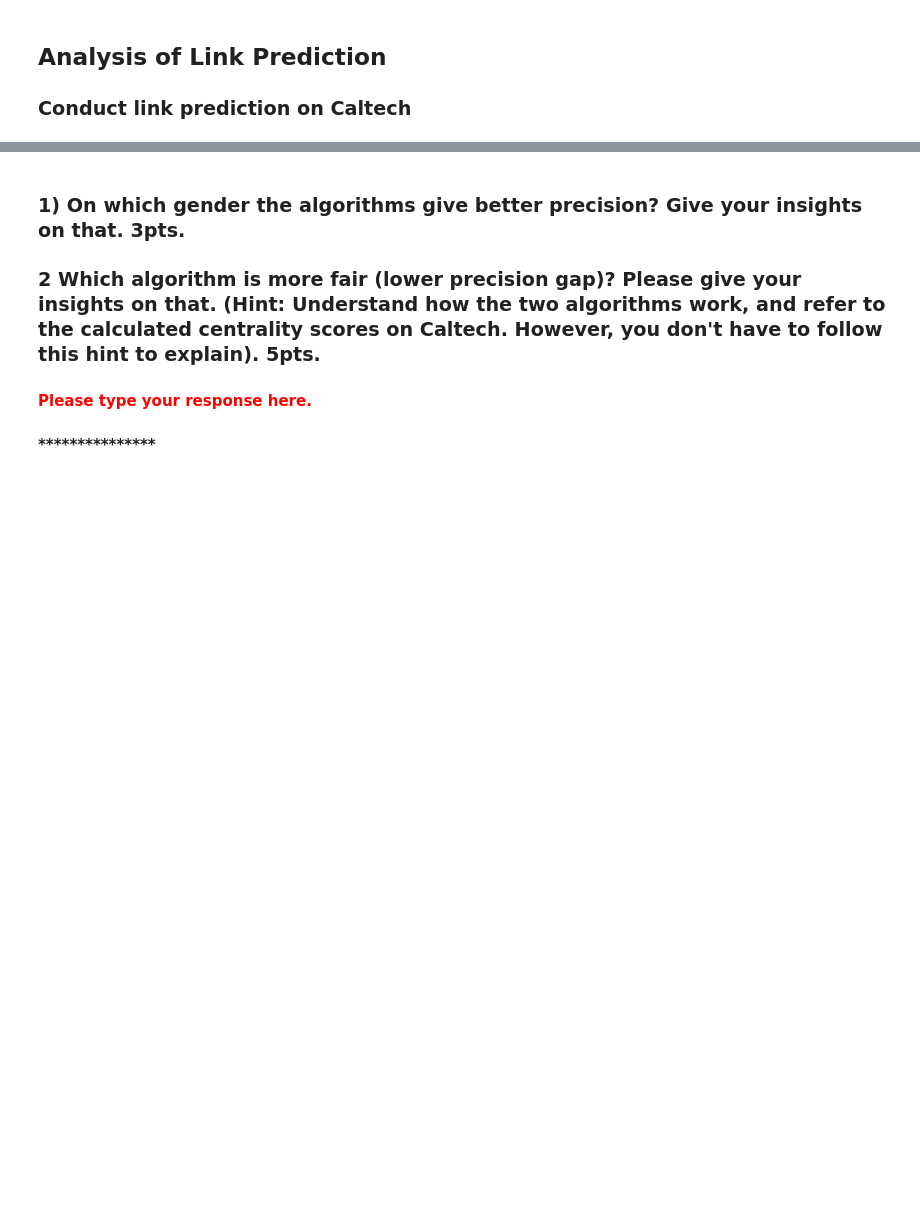
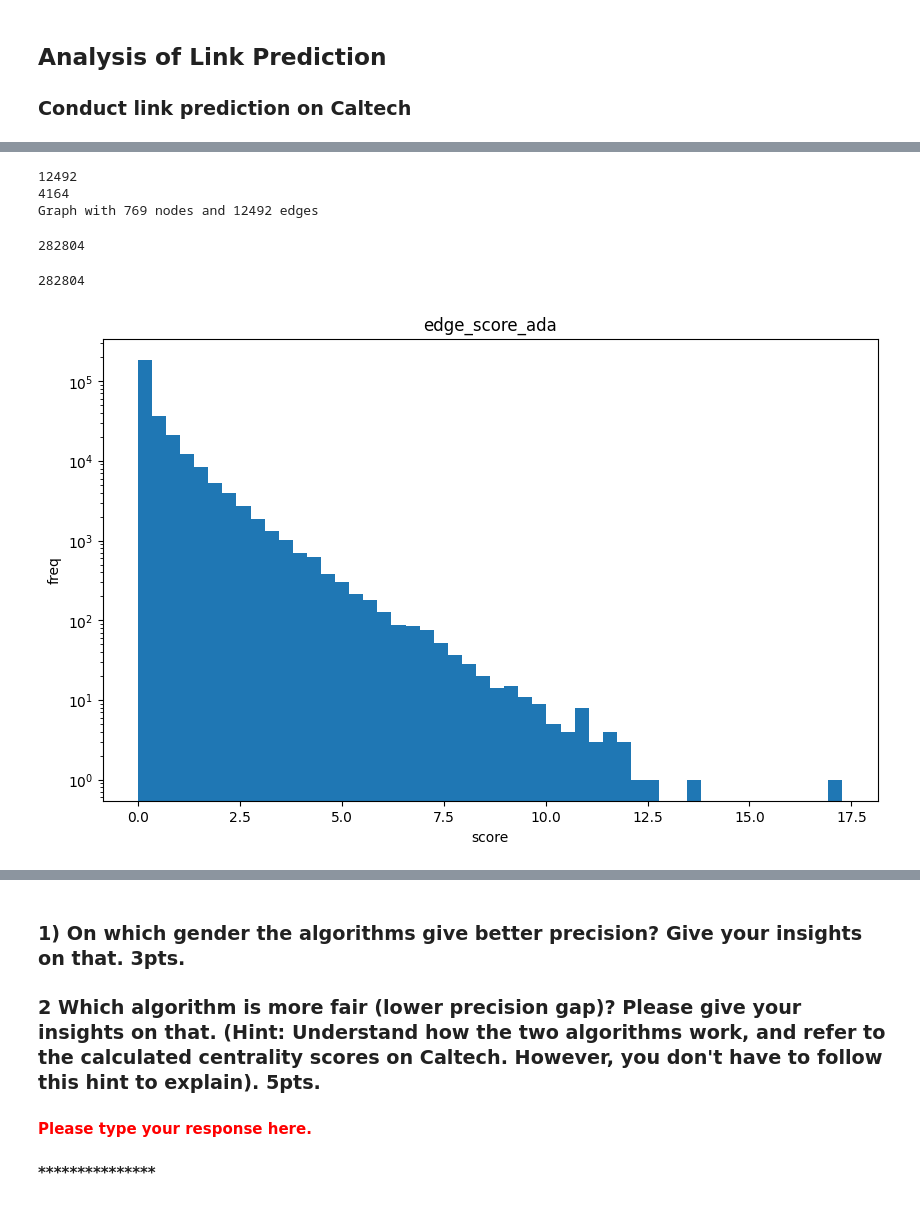
Before and after one commit to caradryanl/usc-mscs-coursework, a Jupyter notebook: dsci531/hw4/hw4-network-analysis.ipynb, the cells around one changed output, grey strips where cells are left out. Cells and saved outputs as stored; diff of their text form; code cells hidden in the pictures; blank space fills up the shorter version.

```diff
--- a/dsci531/hw4/hw4-network-analysis.ipynb
+++ b/dsci531/hw4/hw4-network-analysis.ipynb
@@ -278,8 +356,10 @@ edges[:10]
 # from edges, sample 75% training edges and 25% test edges
 # both edges_train and edges_test should be a list of edges
 # TODO. 2pts.
-edges_train =
-edges_test =
+import random
+
+edges_train = random.sample(edges, int(len(edges) * 0.75))
+edges_test = list(set(edges) - set(edges_train))
 
 
 print(len(edges_train))
@@ -289,24 +369,43 @@ print(len(edges_test))
 G_train = nx.from_edgelist(edges_train)
 G_train.add_nodes_from(G_caltech.nodes)
 print(G_train)
+# %% [output]
+12492
+4164
+Graph with 769 nodes and 12492 edges
 # %%
 # we want the algorithm to score all the possible edges except those in the training set
 G_complete = nx.complete_graph(G_caltech.number_of_nodes())
 edges_complete = list(G_complete.edges)
 edges_to_score = list(set(edges_complete) - set(edges_train))
 print(len(edges_to_score))
+# %% [output]
+282804
 # %%
 # link prediction using Adamic-Adar index
 # you need to score every edge in edges_to_score
 # edge_score_ada should be a dictionary {(u, v): score}
 # TODO. 3pts
-edge_score_ada =
+edge_score_ada = {}
+preds = nx.adamic_adar_index(G_train, edges_to_score)
+for u, v, p in preds:
+    edge_score_ada[(u, v)] = p
 
 print(len(edge_score_ada))
 
 
 # plot a histogram of all the scores in edge_score_ada
 # TODO. 2pts
+plt.figure(figsize=(10, 6))
+plt.hist(list(edge_score_ada.values()), bins=50)
+plt.title('edge_score_ada')
+plt.xlabel('score')
+plt.ylabel('freq')
+plt.yscale('log')
+plt.show()
+# %% [output]
+282804
+[figure, added]
 # %%
 # link prediction using Jaccard Coefficient
 # you need to score every edge in edges_to_score
```
Also changed, not shown: parts of 12 cells of this notebook.
